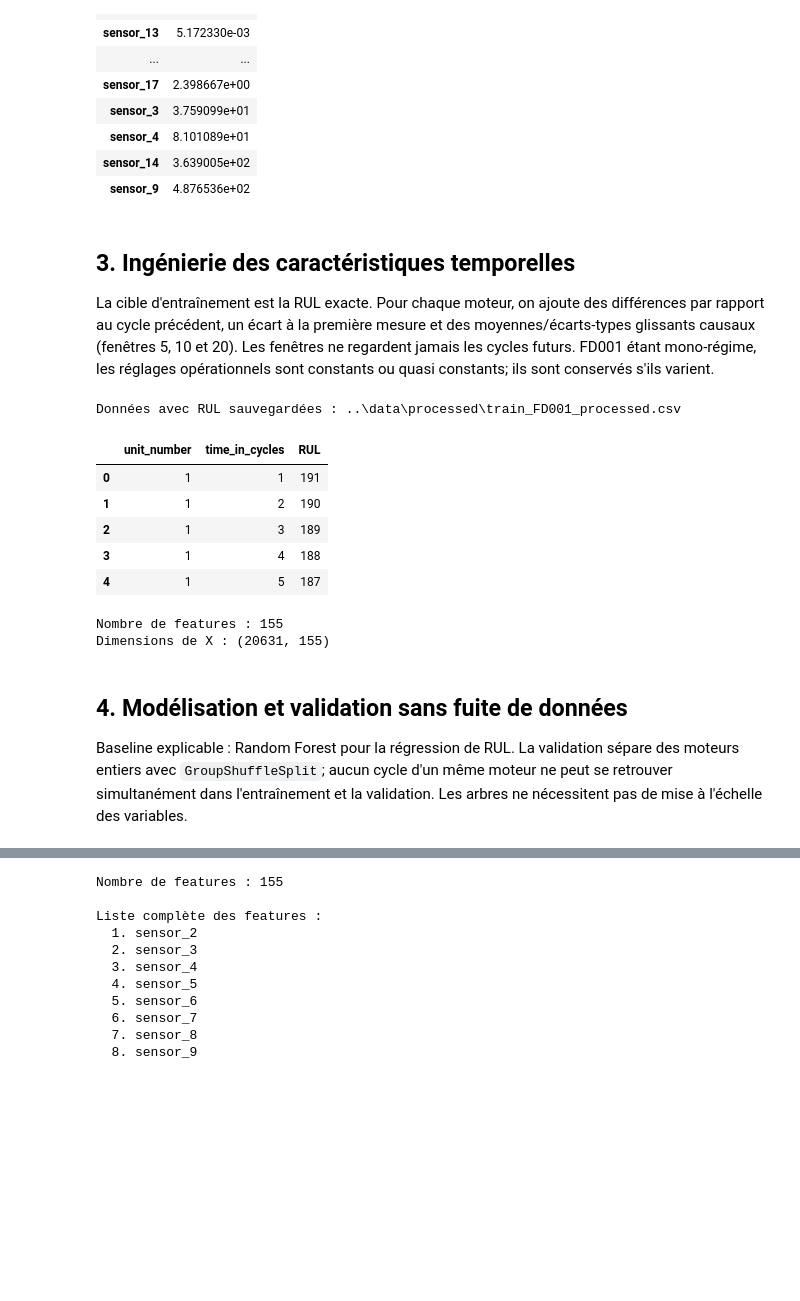
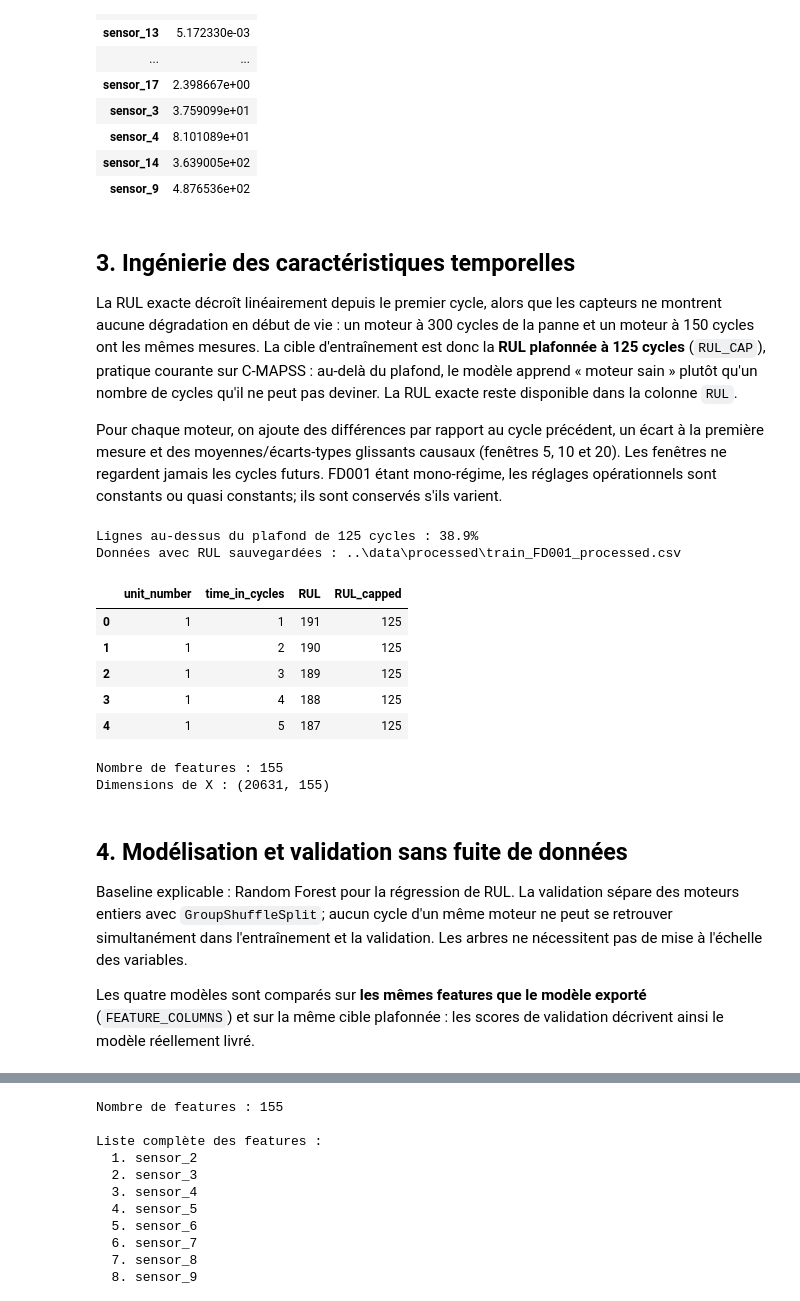
Before and after one commit to mysteriodataweb/Maintenance, a Jupyter notebook: notebooks/preprocess.ipynb, the cells around one changed output, grey strips where cells are left out. Drawn from its saved outputs; the diff is of its cells as text; code cells hidden in the pictures; blank space fills up the shorter version.

```diff
--- a/notebooks/preprocess.ipynb
+++ b/notebooks/preprocess.ipynb
@@ -179,12 +180,17 @@ Réglages variables : ['setting_1', 'setting_2']
 # %% [markdown]
 ## 3. Ingénierie des caractéristiques temporelles
 
-La cible d'entraînement est la RUL exacte. Pour chaque moteur, on ajoute des différences par rapport au cycle précédent, un écart à la première mesure et des moyennes/écarts-types glissants causaux (fenêtres 5, 10 et 20). Les fenêtres ne regardent jamais les cycles futurs. FD001 étant mono-régime, les réglages opérationnels sont constants ou quasi constants; ils sont conservés s'ils varient.
+La RUL exacte décroît linéairement depuis le premier cycle, alors que les capteurs ne montrent aucune dégradation en début de vie : un moteur à 300 cycles de la panne et un moteur à 150 cycles ont les mêmes mesures. La cible d'entraînement est donc la **RUL plafonnée à 125 cycles** (`RUL_CAP`), pratique courante sur C-MAPSS : au-delà du plafond, le modèle apprend « moteur sain » plutôt qu'un nombre de cycles qu'il ne peut pas deviner. La RUL exacte reste disponible dans la colonne `RUL`.
+
+Pour chaque moteur, on ajoute des différences par rapport au cycle précédent, un écart à la première mesure et des moyennes/écarts-types glissants causaux (fenêtres 5, 10 et 20). Les fenêtres ne regardent jamais les cycles futurs. FD001 étant mono-régime, les réglages opérationnels sont constants ou quasi constants; ils sont conservés s'ils varient.
 # %%
 import numpy as np
 
 DATASET_ID = "FD001"
 ROLLING_WINDOWS = (5, 10, 20)
+
+# Plafond de la cible : au-delà, les capteurs ne distinguent pas les moteurs.
+RUL_CAP = 125
 
 # Calcul de la RUL pour chaque cycle d'entraînement.
 df_train = df_raw.copy()
@@ -192,72 +198,88 @@ df_train["RUL"] = (
     df_train.groupby("unit_number")["time_in_cycles"].transform("max")
     - df_train["time_in_cycles"]
 )
+df_train["RUL_capped"] = df_train["RUL"].clip(upper=RUL_CAP)
+
+print(
+    f"Lignes au-dessus du plafond de {RUL_CAP} cycles : "
+    f"{(df_train['RUL'] > RUL_CAP).mean():.1%}"
+)
 
 # Écrit le jeu de données tabulaire traité pour les analyses ultérieures.
 os.makedirs(PROCESSED_DATA_DIR, exist_ok=True)
 processed_path = os.path.join(PROCESSED_DATA_DIR, f"train_{DATASET_ID}_processed.csv")
 df_train.to_csv(processed_path, index=False)
 print(f"Données avec RUL sauvegardées : {processed_path}")
-display(df_train[["unit_number", "time_in_cycles", "RUL"]].head())
+display(df_train[["unit_number", "time_in_cycles", "RUL", "RUL_capped"]].head())
 
 
 def create_temporal_features(data: pd.DataFrame) -> pd.DataFrame:
-    """Construit des features causales, calculées séparément pour chaque moteur."""
-    featured = data.sort_values(["unit_number", "time_in_cycles"]).reset_index(drop=True).copy()
+    """Construit des features causales, calculées séparément pour chaque moteur.
+
+    Même calcul et même ordre de colonnes que streaming/consumer.py : les
+    nouvelles colonnes sont assemblées en un seul pd.concat.
+    """
+    ordered = data.sort_values(["unit_number", "time_in_cycles"]).reset_index(drop=True)
+
+    derived = {}
 
     for sensor in selected_sensors:
-        grouped = featured.groupby("unit_number", sort=False)[sensor]
-        featured[f"{sensor}_delta"] = grouped.diff().fillna(0)
-        featured[f"{sensor}_from_baseline"] = (
-            featured[sensor] - grouped.transform("first")
-        )
+        grouped = ordered.groupby("unit_number", sort=False)[sensor]
+        derived[f"{sensor}_delta"] = grouped.diff().fillna(0)
+        derived[f"{sensor}_from_baseline"] = ordered[sensor] - grouped.transform("first")
 
         for window in ROLLING_WINDOWS:
-            rolling = grouped.transform(
+            derived[f"{sensor}_mean_{window}"] = grouped.transform(
                 lambda values: values.rolling(window=window, min_periods=1).mean()
             )
-            rolling_std = grouped.transform(
+            derived[f"{sensor}_std_{window}"] = grouped.transform(
                 lambda values: values.rolling(window=window, min_periods=2).std()
-            )
-            featured[f"{sensor}_mean_{window}"] = rolling
-            featured[f"{sensor}_std_{window}"] = rolling_std.fillna(0)
+            ).fillna(0)
 
-    return featured
+    return pd.concat([ordered, pd.DataFrame(derived, index=ordered.index)], axis=1)
 
 
 df_features = create_temporal_features(df_train)
 FEATURE_COLUMNS = (
     selected_sensors
     + selected_settings
     + [
         column
         for column in df_features.columns
         if column.endswith("_delta")
         or column.endswith("_from_baseline")
         or "_mean_" in column
         or "_std_" in column
     ]
 )
 
-X = df_features[FEATURE_COLUMNS].replace([np.inf, -np.inf], np.nan).fillna(0)
-y = df_features["RUL"]
+X = (
+    df_features[FEATURE_COLUMNS]
+    .replace([np.inf, -np.inf], np.nan)
+    .fillna(0)
+    .astype(np.float32)
+)
+y = df_features["RUL_capped"]
 groups = df_features["unit_number"]
 print(f"Nombre de features : {len(FEATURE_COLUMNS)}")
 print(f"Dimensions de X : {X.shape}")
 # %% [output]
+Lignes au-dessus du plafond de 125 cycles : 38.9%
 Données avec RUL sauvegardées : ..\data\processed\train_FD001_processed.csv
-|  | unit_number | time_in_cycles | RUL |
-| 0 | 1 | 1 | 191 |
-| 1 | 1 | 2 | 190 |
-| 2 | 1 | 3 | 189 |
-| 3 | 1 | 4 | 188 |
-| 4 | 1 | 5 | 187 |
+|  | unit_number | time_in_cycles | RUL | RUL_capped |
+| 0 | 1 | 1 | 191 | 125 |
+| 1 | 1 | 2 | 190 | 125 |
+| 2 | 1 | 3 | 189 | 125 |
+| 3 | 1 | 4 | 188 | 125 |
+| 4 | 1 | 5 | 187 | 125 |
 Nombre de features : 155
 Dimensions de X : (20631, 155)
 # %% [markdown]
 ## 4. Modélisation et validation sans fuite de données
 
 Baseline explicable : Random Forest pour la régression de RUL. La validation sépare des moteurs entiers avec `GroupShuffleSplit`; aucun cycle d'un même moteur ne peut se retrouver simultanément dans l'entraînement et la validation. Les arbres ne nécessitent pas de mise à l'échelle des variables.
+
+Les quatre modèles sont comparés sur **les mêmes features que le modèle exporté** (`FEATURE_COLUMNS`) et sur la même cible plafonnée : les scores de validation décrivent ainsi le modèle réellement livré.
 # %%
 import numpy as np
 
```
Also changed, not shown: parts of 12 cells of this notebook, 5 other files.
